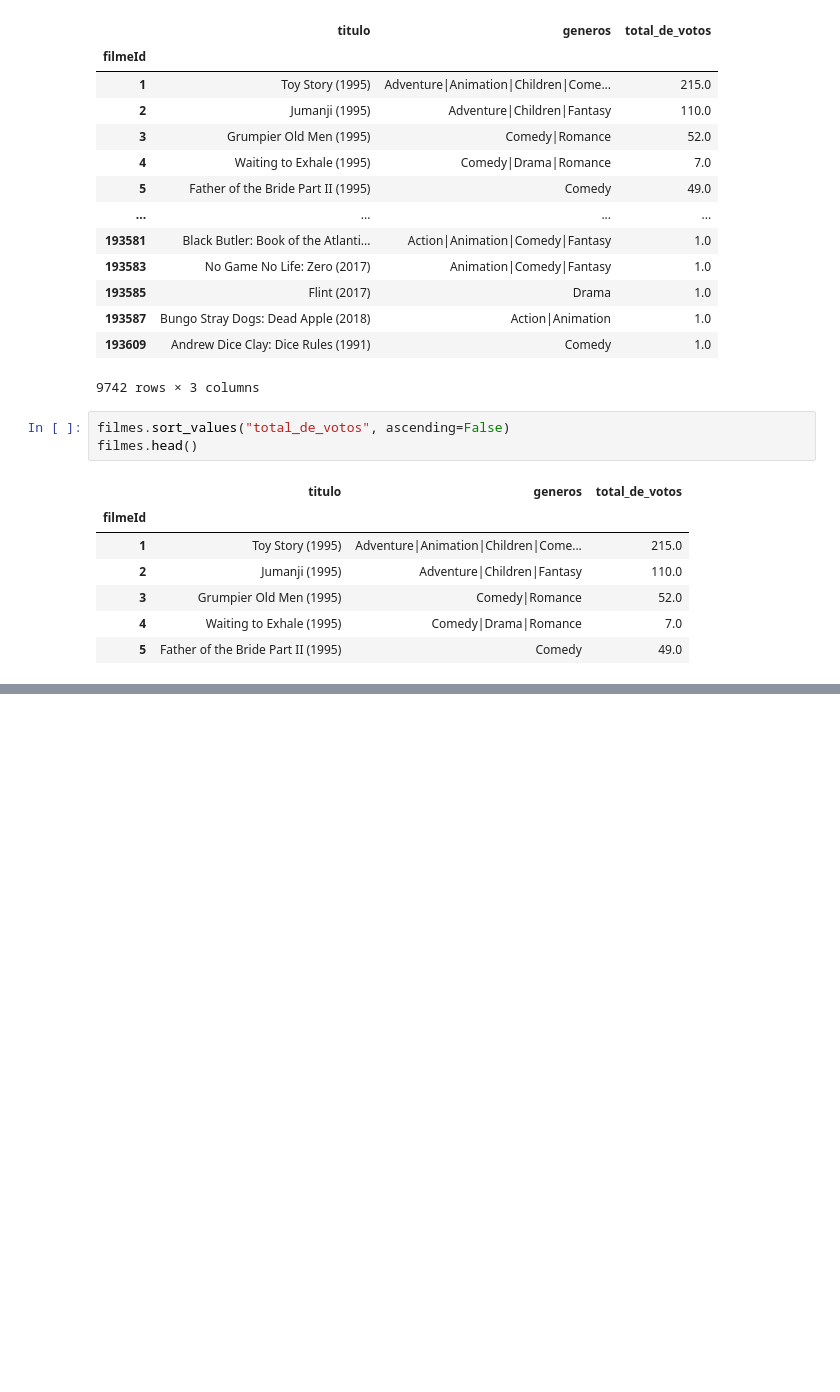
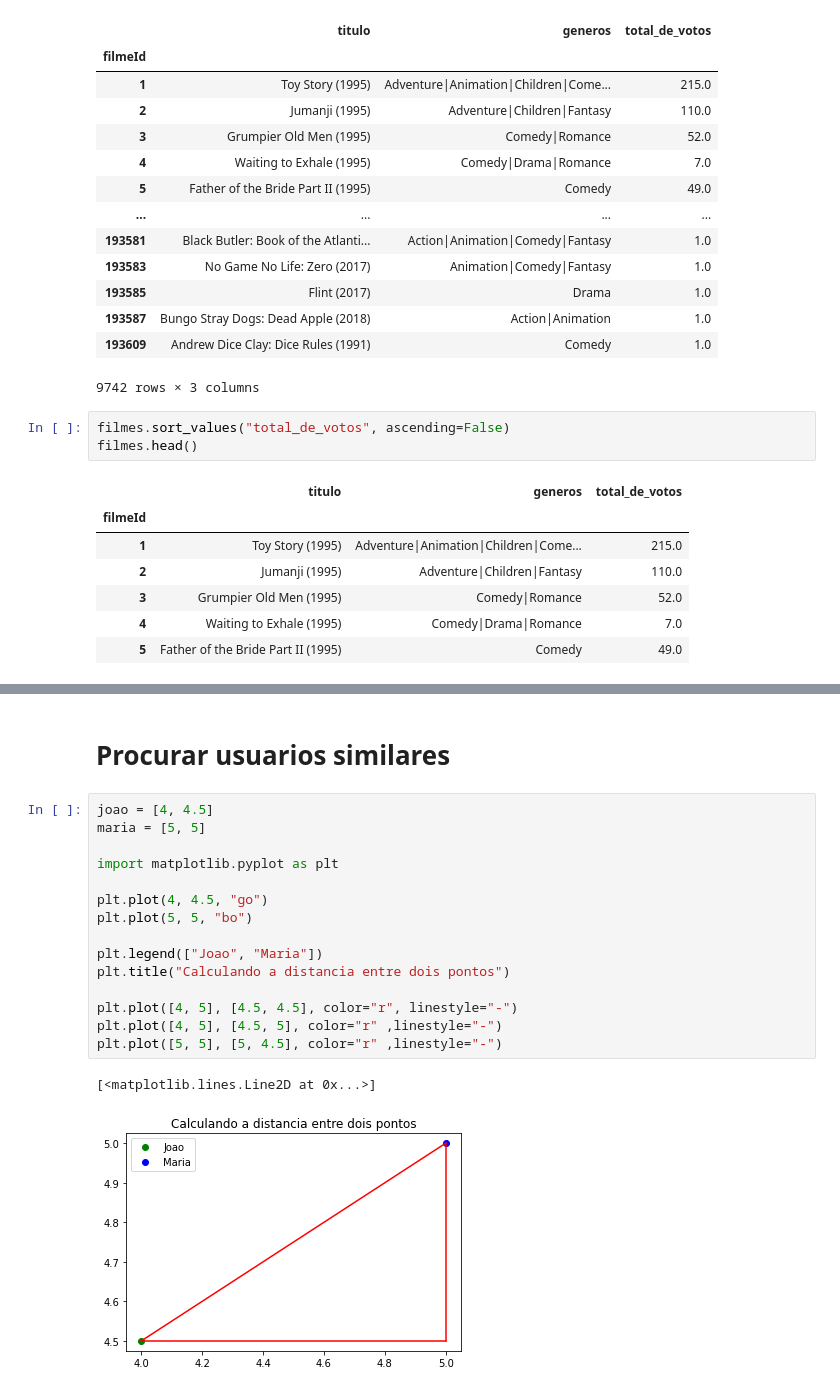
Before and after one commit to Leonerdo15/Learning_Machine_Learning, a Jupyter notebook: 5_Machine Learning intro a sistemas de recomendacao em Python/main.ipynb, the cells around one changed output, grey strips where cells are left out. Saved outputs shown, nothing was run; the diff lists cells and outputs as text; blank space fills up the shorter version.

```diff
--- a/5_Machine Learning intro a sistemas de recomendacao em Python/main.ipynb
+++ b/5_Machine Learning intro a sistemas de recomendacao em Python/main.ipynb
@@ -133,0 +154,20 @@ filmes_com_mais_de_50_votos.head(10)
+# %% [markdown]
+# Procurar usuarios similares
+# %%
+joao = [4, 4.5]
+maria = [5, 5]
+
+import matplotlib.pyplot as plt
+
+plt.plot(4, 4.5, "go")
+plt.plot(5, 5, "bo")
+
+plt.legend(["Joao", "Maria"])
+plt.title("Calculando a distancia entre dois pontos")
+
+plt.plot([4, 5], [4.5, 4.5], color="r", linestyle="-")
+plt.plot([4, 5], [4.5, 5], color="r" ,linestyle="-")
+plt.plot([5, 5], [5, 4.5], color="r" ,linestyle="-")
+# %% [output]
+[<matplotlib.lines.Line2D at 0x...>]
+[figure, added]
```
Also changed, not shown: parts of 56 cells of this notebook, 1 other file.
